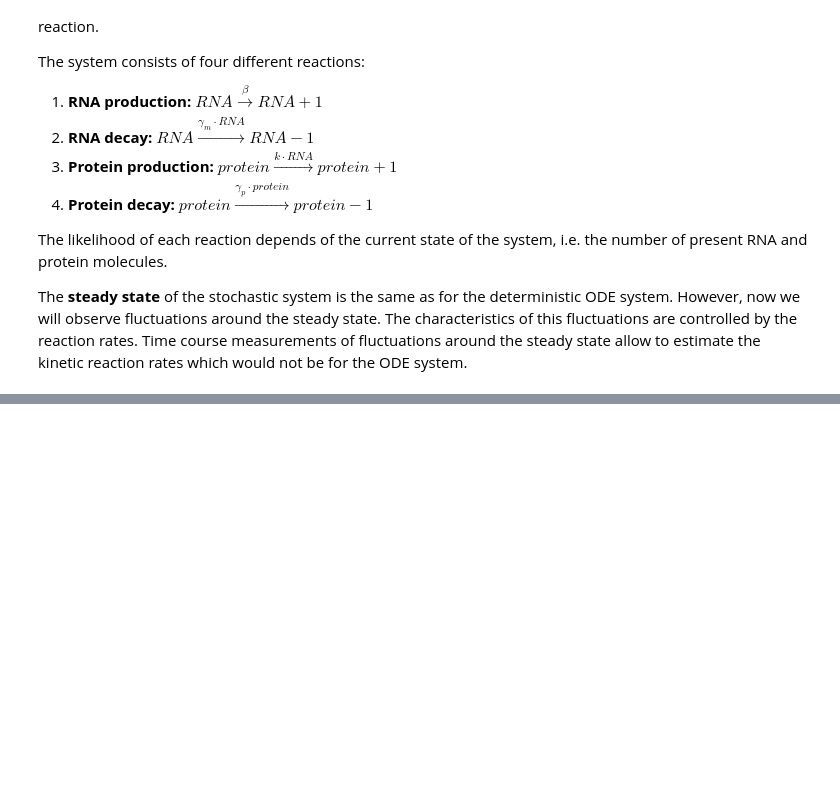
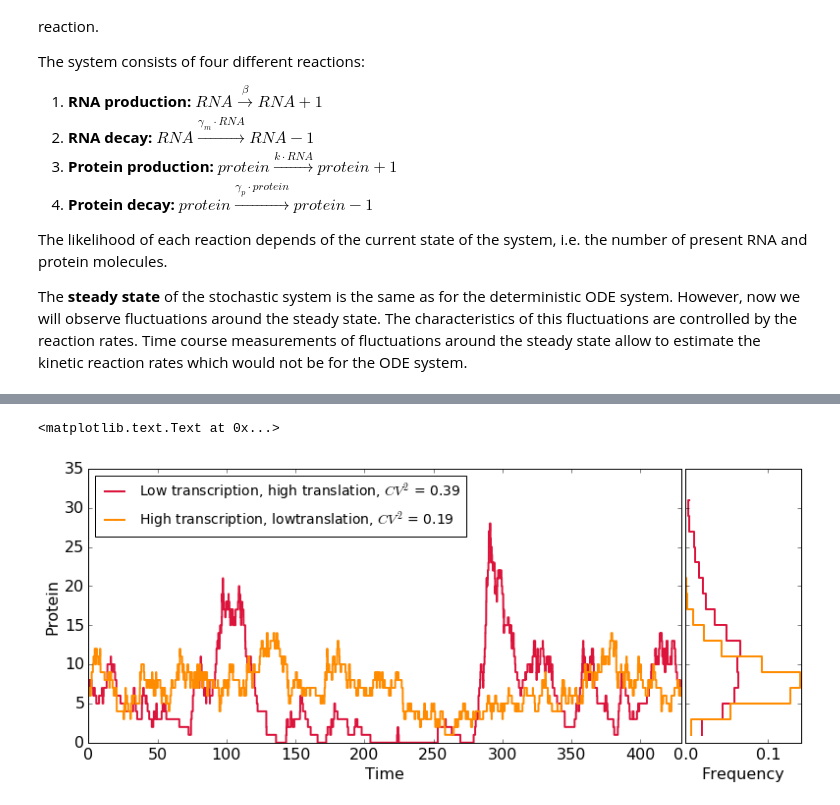
Before and after one commit to baumgast/Biomedicine-teaching, a Jupyter notebook: Biomedicine Master 2017, dynamic modeling.ipynb, the cells around one changed output, grey strips where cells are left out. Cells and saved outputs as stored; diff of their text form; code cells hidden in the pictures; blank space fills up the shorter version.

```diff
--- a/Biomedicine Master 2017, dynamic modeling.ipynb
+++ b/Biomedicine Master 2017, dynamic modeling.ipynb
@@ -462,0 +479,66 @@ pl.tight_layout()
+# %%
+# define high and low transcripion and translation rates
+k_low = 0.1
+k_high = 1
+
+beta_low = 0.1
+beta_high = 1
+
+gamma_m = 0.15
+gamma_p = 0.1
+
+param_beta_low = [beta_low,gamma_m,k_high,gamma_p]
+param_beta_high = [beta_high,gamma_m,k_low,gamma_p]
+
+# calculate the steady states from the kinetic parameters
+steady_state_protein = k_low*beta_high/gamma_m/gamma_p
+steady_state_RNA_low = beta_low/gamma_m
+steady_state_RNA_high = beta_high/gamma_m
+
+# simulation time
+tf = 5000
+
+# set the initial state to the steady state
+initial_state_beta_low = np.round([steady_state_RNA_low,steady_state_protein])
+initial_state_beta_high = np.round([steady_state_RNA_high,steady_state_protein])
+
+sim_beta_low = stoch_sim_transcription_translation(param_beta_low,initial_state_beta_low,tf)
+sim_beta_high = stoch_sim_transcription_translation(param_beta_high,initial_state_beta_high,tf)
+
+# calculate the noise levels for both simulations
+CV_beta_low = (sim_beta_low[:,2].std()/sim_beta_low[:,2].mean())**2
+CV_beta_high = (sim_beta_high[:,2].std()/sim_beta_high[:,2].mean())**2
+
+# plot results
+fig = pl.figure(figsize = (13,5))
+gs = gridspec.GridSpec(1,30)
+
+ax = fig.add_subplot(gs[0:25])
+ax.plot(sim_beta_low[:,0],sim_beta_low[:,2], lw = line_width, color = color_initial_state,drawstyle = 'steps',
+        label = 'Low transcription, high translation, $CV^{2}$ = '+str(np.round(CV_beta_low,2)))
+ax.plot(sim_beta_high[:,0],sim_beta_high[:,2], lw = line_width, color = color_protein,drawstyle = 'steps',
+       label = 'High transcription, lowtranslation, $CV^{2}$ = '+str(np.round(CV_beta_high,2)))
+
+ax.legend(loc = 'best')
+ax.set_xlim(0,430)
+ax.set_ylabel('Protein')
+ax.set_xlabel('Time')
+
+ax = fig.add_subplot(gs[25:])
+bins = np.arange(0,sim_beta_low[:,2].max(),2)
+bin_centers = np.arange(1,sim_beta_low[:,2].max()-1,2)
+hist_beta_low = np.histogram(sim_beta_low[:,2],bins = bins, normed = 1)
+hist_beta_high = np.histogram(sim_beta_high[:,2],bins = bins, normed = 1)
+
+ax.plot(hist_beta_low[0],bin_centers,lw = line_width, color = color_initial_state,drawstyle = 'steps')
+ax.plot(hist_beta_high[0],bin_centers,lw = line_width, color = color_protein,drawstyle = 'steps')
+
+ax.set_xticks([0,0.1])
+
+ax.set_yticklabels([])
+ax.set_xlabel('Frequency')
+
+# pl.tight_layout()
+# %% [output]
+<matplotlib.text.Text at 0x...>
+[figure, added]
```
Also changed, not shown: parts of 11 cells of this notebook.
